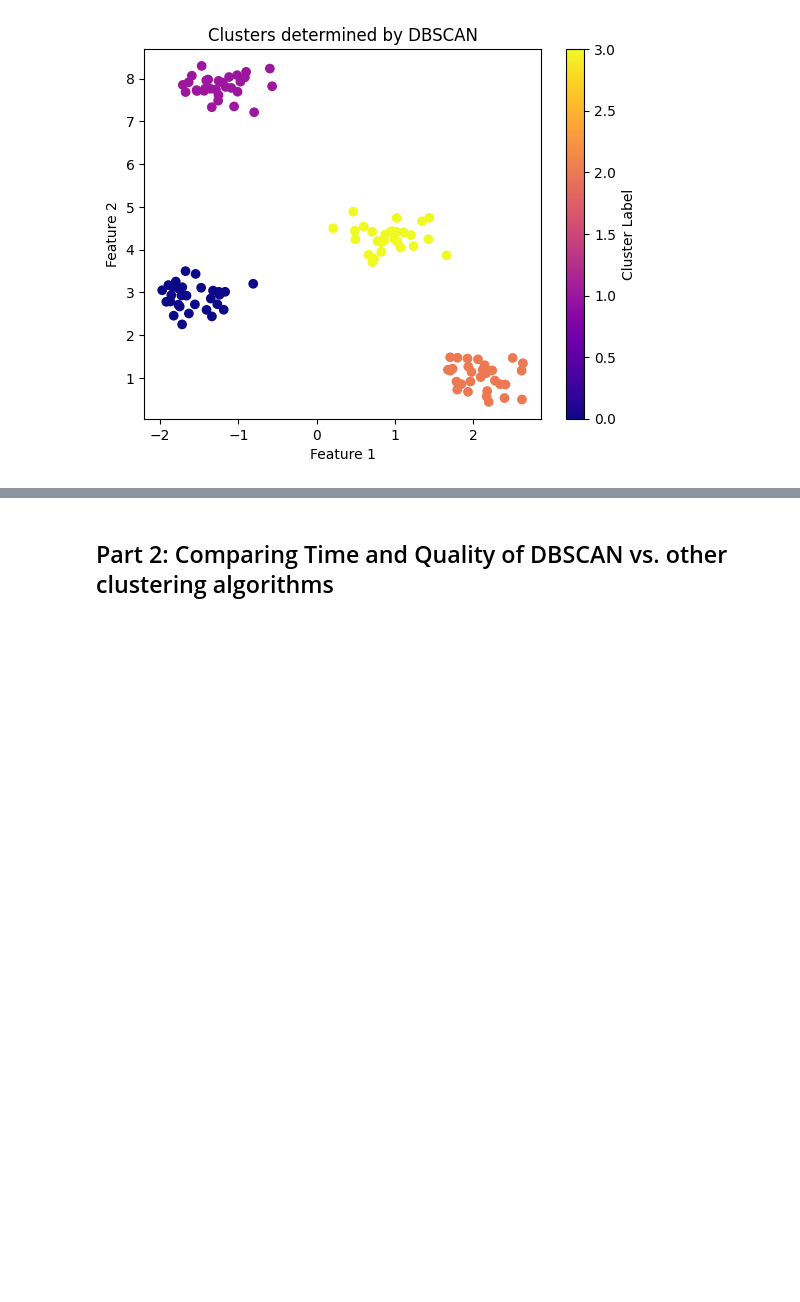
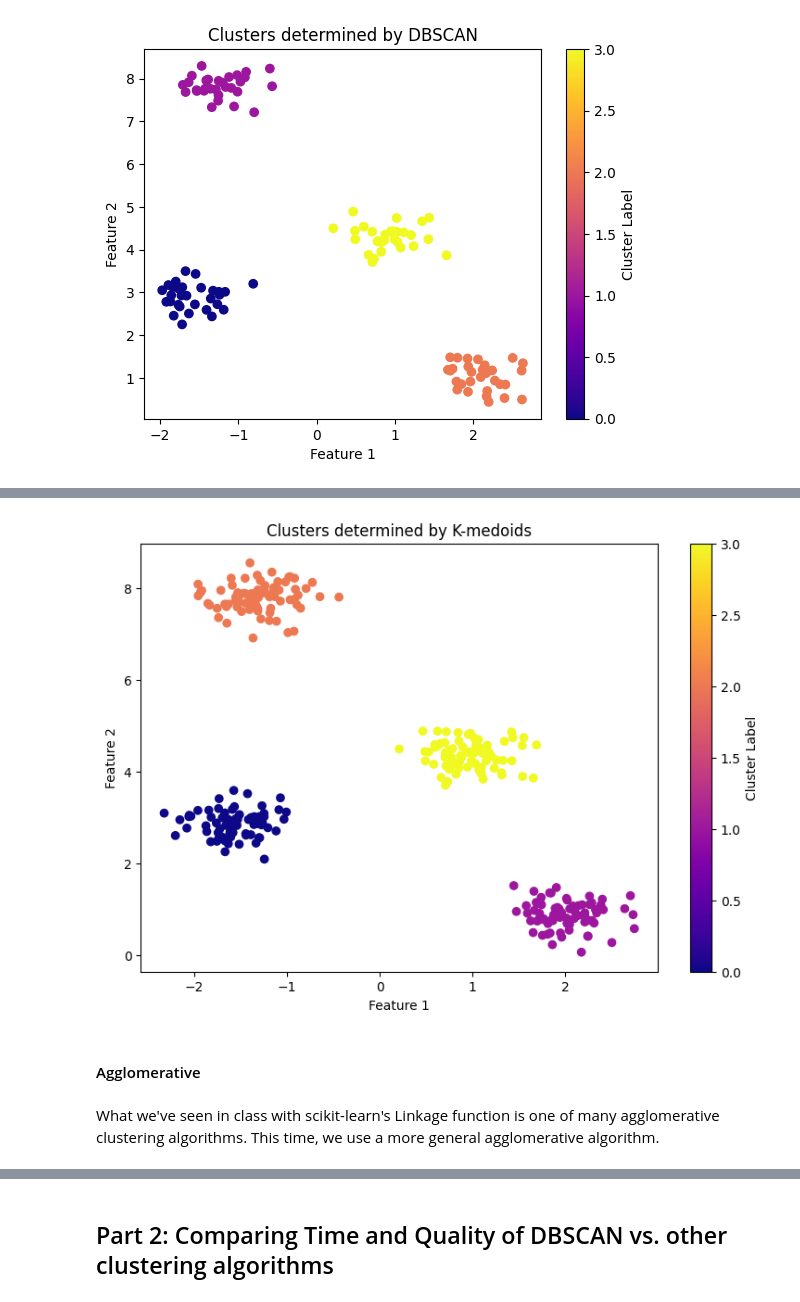
Before and after one commit to SandyyhL/mini_lecture_clustering, a Jupyter notebook: dbscan_clustering_comparison.ipynb, the cells around one changed output, grey strips where cells are left out. Saved outputs shown, nothing was run; the diff lists cells and outputs as text; code cells hidden in the pictures; blank space fills up the shorter version.

```diff
--- a/dbscan_clustering_comparison.ipynb
+++ b/dbscan_clustering_comparison.ipynb
@@ -62,0 +67,8 @@ plt.show()
+# %%
+from sklearn_extra.cluster import KMedoids
+
+X, y_true = make_blobs(n_samples=300,
+                    centers=4,
+                    cluster_std=0.30,
+                    random_state=0)
+kmedoids = KMedoids(n_clusters=4, random_state=0).fit(X)
@@ -62,0 +108,14 @@ plt.show()
+# %%
+plt.figure(figsize=(9,6))
+plt.scatter(X[:, 0], X[:, 1], c=kmedoids.labels_, cmap='plasma')
+plt.xlabel('Feature 1')
+plt.ylabel('Feature 2')
+plt.title('Clusters determined by K-medoids')
+plt.colorbar(label='Cluster Label')
+plt.show()
+# %% [output]
+[figure, added]
+# %% [markdown]
+#### Agglomerative
+# %% [markdown]
+What we've seen in class with scikit-learn's Linkage function is one of many agglomerative clustering algorithms. This time, we use a more general agglomerative algorithm.
```
Also changed, not shown: parts of 25 cells of this notebook.
